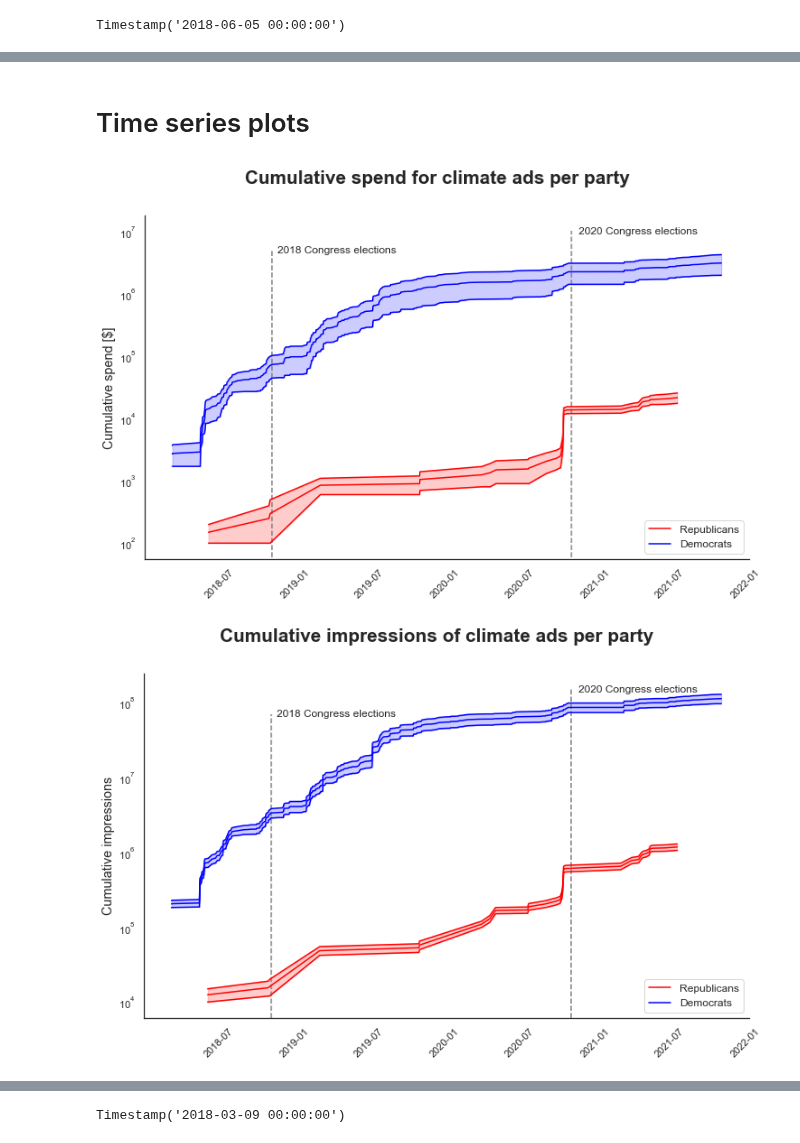
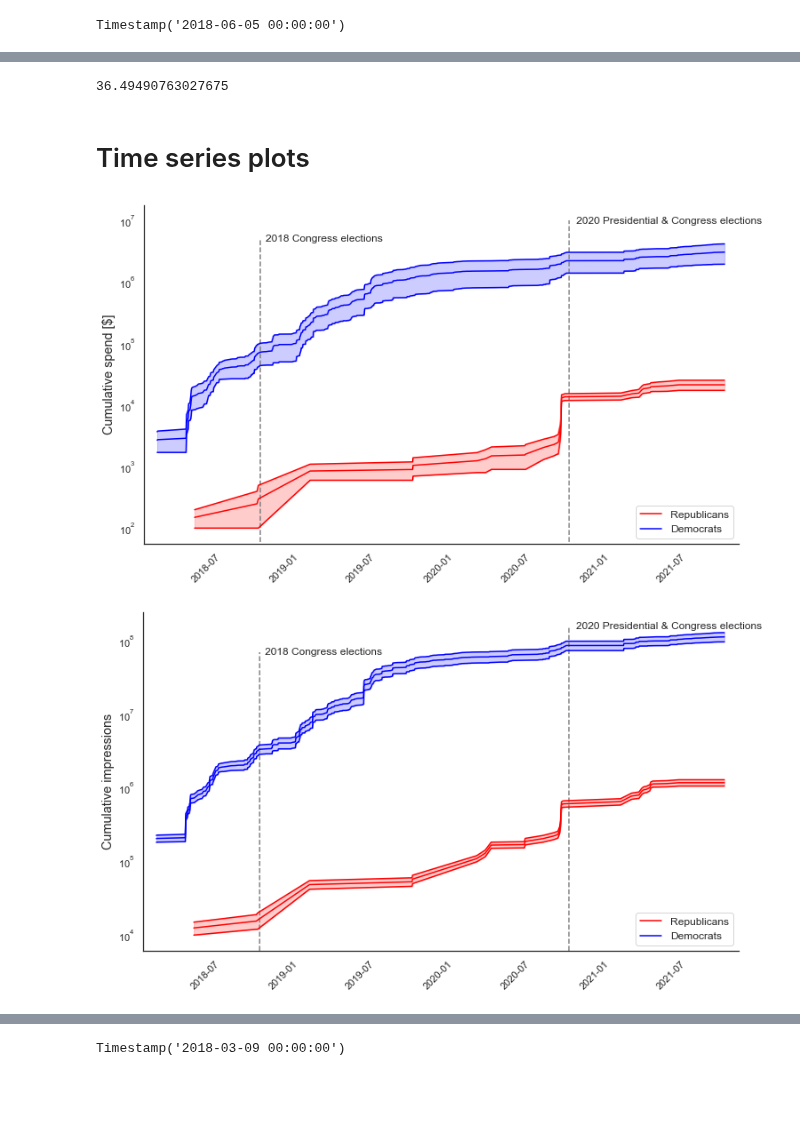
Before and after one commit to lrnz-asnprs/political-ad-api, a Jupyter notebook: notebooks/laurenz_visualizations.ipynb, the cells around one changed output, grey strips where cells are left out. Drawn from its saved outputs; the diff is of its cells as text; code cells hidden in the pictures; blank space fills up the shorter version.

Commit message:
last plots

```diff
--- a/notebooks/laurenz_visualizations.ipynb
+++ b/notebooks/laurenz_visualizations.ipynb
@@ -531,3 +632,7 @@ Timestamp('2018-06-05 00:00:00')
+# %%
+democrats_climate["avg_impressions"].sum()/democrats_climate["avg_spend"].sum()
+# %% [output]
+36.49490763027675
 # %% [markdown]
 # Time series plots
 # %%
@@ -546,53 +651,64 @@ lower = df_1.sum_spend_lo.cumsum()
 average = df_1.avg_spend.cumsum()
 upper = df_1.sum_spend_hi.cumsum()
 
-title = f'Cumulative spend for climate ads per party'
+# make republican line go until the end...
+s1 = pd.Series([pd.Timestamp("2021-11-03")], index=[37])
+days_new = days.append(s1)
+s_lower = pd.Series([17400], index=[37])
+lower_new = lower.append(s_lower)
+s_avg = pd.Series([21415.5], index=[37])
+avg_new = average.append(s_avg)
+s_upper = pd.Series([25431], index=[37])
+upper_new = upper.append(s_upper)
+
+# title = f'Cumulative spend for climate ads per party'
 
 fig, ax1 = plt.subplots(figsize = (12,7))
 
-fig.suptitle(title, fontsize = 'xx-large',  fontweight = 'bold')
+# fig.suptitle(title, fontsize = 'xx-large',  fontweight = 'bold')
 
-ax1.plot(days, upper, label = 'Republicans', color="red")
-ax1.plot(days, average, color="red")
-ax1.plot(days, lower, color="red")
+ax1.plot(days_new, upper_new, label = 'Republicans', color="red")
+ax1.plot(days_new, avg_new, color="red")
+ax1.plot(days_new, lower_new, color="red")
 ax1.set_ylabel('Cumulative spend [$]', fontsize = 'large')
 # ax1.set_xlabel('Time', fontsize=14)
         # Hide the right and top spines
 ax1.spines['right'].set_visible(False)
 ax1.spines['top'].set_visible(False)
-ax1.fill_between(days, lower, upper, alpha=0.2, color="red")
+ax1.fill_between(days_new, lower_new, upper_new, alpha=0.2, color="red")
 
 # Second plot
 df_2 = democrats_climate
 days_2 = df_2.ad_creation_time
 lower_2 = df_2.sum_spend_lo.cumsum()
 average_2 = df_2.avg_spend.cumsum()
 upper_2 = df_2.sum_spend_hi.cumsum()
 
 ax1.plot(days_2, upper_2, label = 'Democrats', color="blue")
 ax1.plot(days_2, average_2, color="blue")
 ax1.plot(days_2, lower_2,color="blue")
 ax1.fill_between(days_2, lower_2, upper_2, alpha=0.2, color="blue")
 
 ax1.legend(
                 loc = 'lower right',
                 frameon = True,
                 fontsize = 'medium')
 
 plt.xticks(rotation = 45) # Rotates X-ax1is Ticks by 45-degrees
 
 # ax.yaxis.set_major_formatter(tick.FuncFormatter(reformat_large_tick_values))
 
 #Add vertical lines
 plt.vlines(x=pd.Timestamp('2018-11-06 00:00:00'), ymin=0, ymax=5000000, color = 'grey', linestyles="dashed")
 text(pd.Timestamp('2018-11-20 00:00:00'), 5000000, "2018 Congress elections", rotation=360, verticalalignment='center')
 
 plt.vlines(x=pd.Timestamp('2020-11-03 00:00:00'), ymin=0, ymax=10000000, color = 'grey', linestyles="dashed")
-text(pd.Timestamp('2020-11-20 00:00:00'), 10000000, "2020 Congress elections", rotation=360, verticalalignment='center')
+text(pd.Timestamp('2020-11-20 00:00:00'), 10000000, "2020 Presidential & Congress elections", rotation=360, verticalalignment='center')
 
+ax1.set_xlim([pd.Timestamp('2018-02-06 00:00:00'), pd.Timestamp('2021-12-06 00:00:00')])
 
 plt.yscale("log")
 plt.show()
 fig.savefig("..\\plots\\climate_both_spend_inclBernie.pdf")
 # %% [output]
-[figure, old version]
+[figure, new version]
@@ -611,21 +751,31 @@ lower = df_c.sum_impressions_lo.cumsum()
 average = df_c.avg_impressions.cumsum()
 upper = df_c.sum_impressions_hi.cumsum()
 
-title = f'Cumulative impressions of climate ads per party'
+# Make republican line go until end...
+s1 = pd.Series([pd.Timestamp("2021-11-03")], index=[37])
+days_new = days.append(s1)
+s_lower = pd.Series([1060000], index=[37])
+lower_new = lower.append(s_lower)
+s_avg = pd.Series([1175465.5], index=[37])
+avg_new = average.append(s_avg)
+s_upper = pd.Series([1290931], index=[37])
+upper_new = upper.append(s_upper)
+
+# title = f'Cumulative impressions of climate ads per party'
 
 fig, ax = plt.subplots(figsize = (12,7))
-fig.suptitle(title, fontsize = 'xx-large',  fontweight = 'bold')
+# fig.suptitle(title, fontsize = 'xx-large',  fontweight = 'bold')
 
-ax.plot(days, upper, label = 'Republicans', color="red")
-ax.plot(days, average, color="red")
-ax.plot(days, lower, color="red")
+ax.plot(days_new, upper_new, label = 'Republicans', color="red")
+ax.plot(days_new, avg_new, color="red")
+ax.plot(days_new, lower_new, color="red")
 
 ax.set_ylabel('Cumulative impressions', fontsize = 'large')
 # ax.set_xlabel('Time', fontsize=14)
         # Hide the right and top spines
 ax.spines['right'].set_visible(False)
 ax.spines['top'].set_visible(False)
-ax.fill_between(days, lower, upper, alpha=0.2, color="red")
+ax.fill_between(days_new, lower_new, upper_new, alpha=0.2, color="red")
 
 
 # Second plot
@@ -653,12 +803,12 @@ plt.vlines(x=pd.Timestamp('2018-11-06 00:00:00'), ymin=0, ymax=70000000, color =
 text(pd.Timestamp('2018-11-20 00:00:00'), 70000000, "2018 Congress elections", rotation=360, verticalalignment='center')
 
 plt.vlines(x=pd.Timestamp('2020-11-03 00:00:00'), ymin=0, ymax=150000000, color = 'grey', linestyles="dashed")
-text(pd.Timestamp('2020-11-20 00:00:00'), 150000000, "2020 Congress elections", rotation=360, verticalalignment='center')
+text(pd.Timestamp('2020-11-20 00:00:00'), 155000000, "2020 Presidential & Congress elections", rotation=360, verticalalignment='center')
 
 plt.yscale("log")
-
+ax.set_xlim([pd.Timestamp('2018-02-06 00:00:00'), pd.Timestamp('2021-12-06 00:00:00')])
 
 plt.show()
 fig.savefig("..\\plots\\climate_both_impressions_inclBernie.pdf")
 # %% [output]
-[figure, old version]
+[figure, new version]
```
Also changed, not shown: parts of 51 cells of this notebook, 18 other files.
